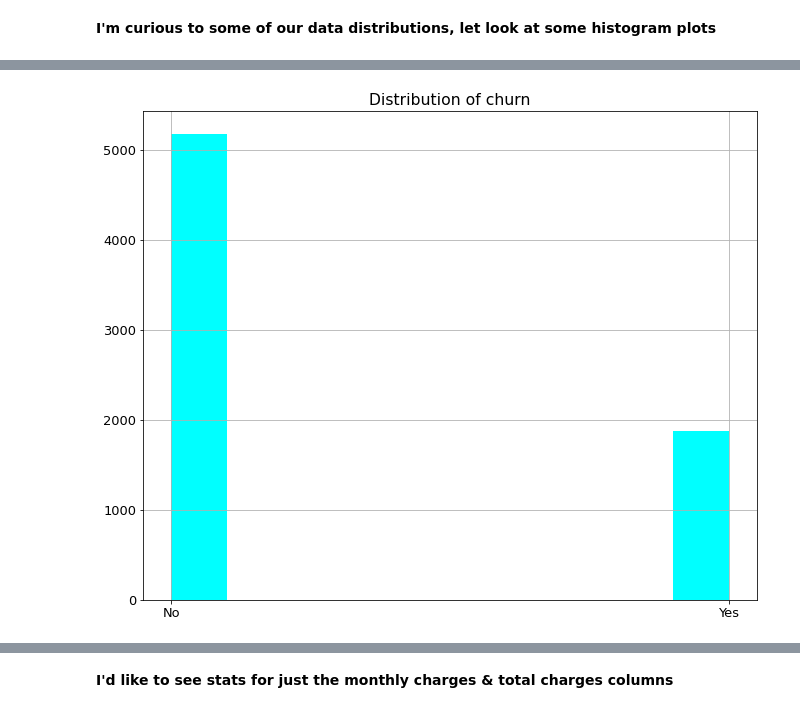
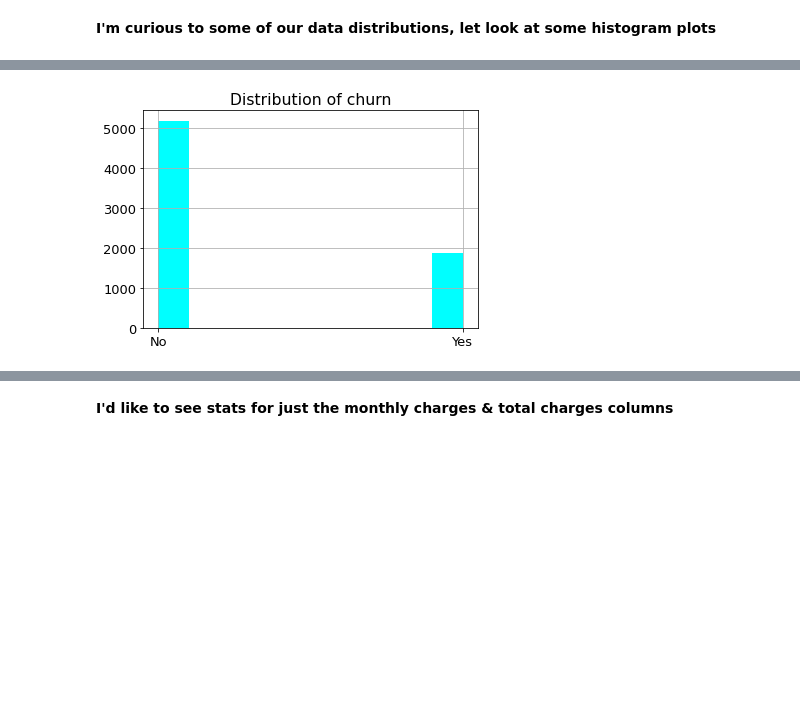
Before and after one commit to DBerchelmann/telco_classification_project, a Jupyter notebook: telco_classification_final-notebook.ipynb, the cells around one changed output, grey strips where cells are left out. Saved outputs shown, nothing was run; the diff lists cells and outputs as text; code cells hidden in the pictures; blank space fills up the shorter version.

```diff
--- a/telco_classification_final-notebook.ipynb
+++ b/telco_classification_final-notebook.ipynb
@@ -138,8 +157,8 @@ plt.show()
 # %%
-df['churn'].hist(color='cyan')
+df['churn'].hist(color='cyan', figsize=(6,4))
 
 plt.title('Distribution of churn')
 plt.show()
 # %% [output]
-[figure, old version]
+[figure, new version]
 # %%
```
Also changed, not shown: parts of 47 cells of this notebook, 4 other files.
